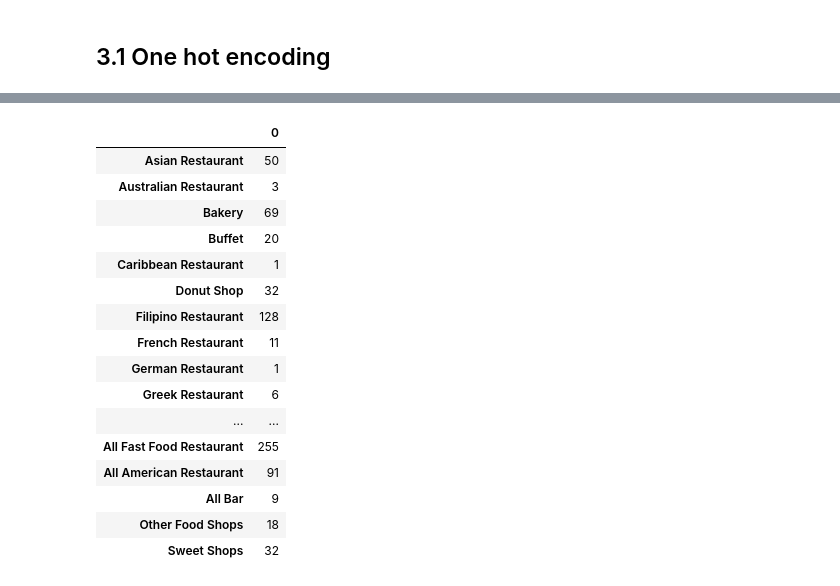
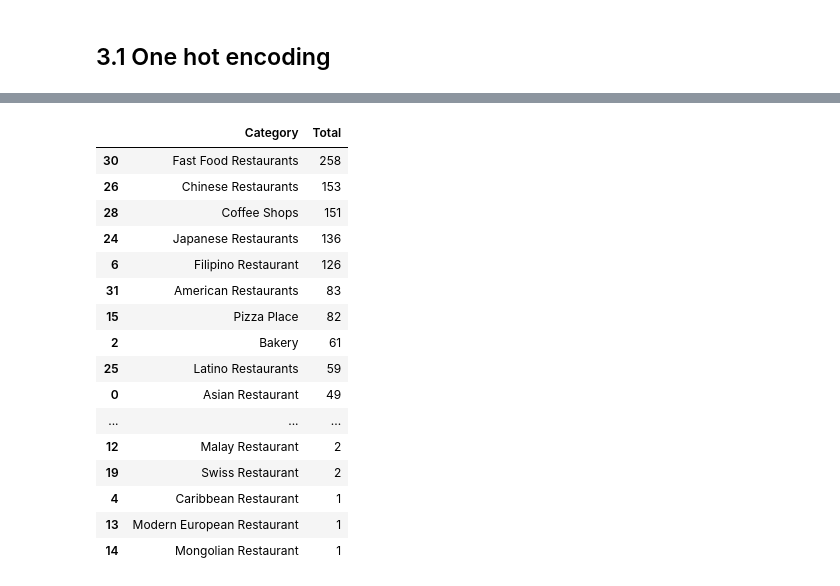
Before and after one commit to HermieDalay/Coursera_Capstone, a Jupyter notebook: Neighborhood_Manila.ipynb, the cells around one changed output, grey strips where cells are left out. Cells and saved outputs as stored; diff of their text form; code cells hidden in the pictures.

```diff
--- a/Neighborhood_Manila.ipynb
+++ b/Neighborhood_Manila.ipynb
@@ -361,6 +342,6 @@ dtype: object
 # %%
 # Combine all japanese themed restaurant to Japanese Restaurant
-manila_grouped['All Japanese Restaurant'] = manila_grouped['Japanese Curry Restaurant'] + manila_grouped['Japanese Restaurant']\
+manila_grouped['Japanese Restaurants'] = manila_grouped['Japanese Curry Restaurant'] + manila_grouped['Japanese Restaurant']\
     + manila_grouped['Ramen Restaurant'] + manila_grouped['Sushi Restaurant'] + manila_grouped['Tonkatsu Restaurant']\
     + manila_grouped['Udon Restaurant'] + manila_grouped['Shabu-Shabu Restaurant']
 
@@ -369,7 +350,7 @@ manila_grouped.drop(['Japanese Restaurant', 'Japanese Curry Restaurant', 'Ramen
                      'Udon Restaurant', 'Shabu-Shabu Restaurant'], axis = 1, inplace=True)
 
 # Combine all Mexican themed restaurant to All Mexican Restaurant
-manila_grouped['All Latino Restaurant'] = manila_grouped['Burrito Place'] + manila_grouped['Latin American Restaurant']\
+manila_grouped['Latino Restaurants'] = manila_grouped['Burrito Place'] + manila_grouped['Latin American Restaurant']\
     + manila_grouped['Mexican Restaurant'] + manila_grouped['South American Restaurant'] + manila_grouped['Taco Place']\
     + manila_grouped['Tapas Restaurant'] + manila_grouped['Tex-Mex Restaurant']
 
@@ -378,7 +359,7 @@ manila_grouped.drop(['Burrito Place', 'Latin American Restaurant', 'Mexican Rest
                      'Tapas Restaurant', 'Tex-Mex Restaurant'], axis = 1, inplace=True)
 
 # Combine all Chinese themed restaurant to All Chinese Restaurant
-manila_grouped['All Chinese Restaurant'] = manila_grouped['Cantonese Restaurant'] + manila_grouped['Chinese Restaurant']\
+manila_grouped['Chinese Restaurants'] = manila_grouped['Cantonese Restaurant'] + manila_grouped['Chinese Restaurant']\
     + manila_grouped['Dim Sum Restaurant'] + manila_grouped['Dumpling Restaurant'] + manila_grouped['Noodle House']
 
 # Drop combined columns
@@ -386,7 +367,7 @@ manila_grouped.drop(['Cantonese Restaurant', 'Chinese Restaurant', 'Dim Sum Rest
                     axis = 1, inplace=True)
 
 # Combine all Mediterranean and Middle East themed restaurant to All ME Mediterranean Restaurant
-manila_grouped['All ME Mediterranean Restaurant'] = manila_grouped['Falafel Restaurant'] + manila_grouped['Kebab Restaurant']\
+manila_grouped['Arab_Medi Restaurants'] = manila_grouped['Falafel Restaurant'] + manila_grouped['Kebab Restaurant']\
     + manila_grouped['Mediterranean Restaurant'] + manila_grouped['Middle Eastern Restaurant'] + manila_grouped['Persian Restaurant']
 
 # Drop combined columns
@@ -394,25 +375,25 @@ manila_grouped.drop(['Falafel Restaurant', 'Kebab Restaurant', 'Mediterranean Re
                     axis = 1, inplace=True)
 
 # Combine all Cafeteria themed restaurant to All Cafeteria Restaurant
-manila_grouped['All Coffee Shops'] = manila_grouped['Breakfast Spot'] + manila_grouped['Cafeteria'] + manila_grouped['Café']
+manila_grouped['Coffee Shops'] = manila_grouped['Breakfast Spot'] + manila_grouped['Cafeteria'] + manila_grouped['Café']
 
 # Drop combined columns
 manila_grouped.drop(['Breakfast Spot', 'Cafeteria', 'Café'], axis = 1, inplace=True)
 
 # Combine all Spanish themed restaurant to All Spanish Restaurant
-manila_grouped['All Spanish Restaurant'] = manila_grouped['Paella Restaurant'] + manila_grouped['Spanish Restaurant']
+#manila_grouped['All Spanish Restaurant'] = manila_grouped['Paella Restaurant'] + manila_grouped['Spanish Restaurant']
 
 # Drop combined columns
-manila_grouped.drop(['Paella Restaurant', 'Spanish Restaurant'], axis = 1, inplace=True)
+#manila_grouped.drop(['Paella Restaurant', 'Spanish Restaurant'], axis = 1, inplace=True)
 
 # Combine all Indian themed restaurant to All Indian Restaurant
-manila_grouped['All Indian Restaurant'] = manila_grouped['Indian Restaurant'] + manila_grouped['North Indian Restaurant']
+manila_grouped['Indian Restaurants'] = manila_grouped['Indian Restaurant'] + manila_grouped['North Indian Restaurant']
 
 # Drop combined columns
 manila_grouped.drop(['Indian Restaurant', 'North Indian Restaurant'], axis = 1, inplace=True)
 
 # Combine all Fast food type restaurant to All Fast Food Restaurant
-manila_grouped['All Fast Food Restaurant'] = manila_grouped['BBQ Joint'] + manila_grouped['Burger Joint'] + manila_grouped['Fast Food Restaurant']\
+manila_grouped['Fast Food Restaurants'] = manila_grouped['BBQ Joint'] + manila_grouped['Burger Joint'] + manila_grouped['Fast Food Restaurant']\
     + manila_grouped['Hot Dog Joint'] + manila_grouped['Fried Chicken Joint'] + manila_grouped['Snack Place'] + manila_grouped['Soup Place']\
     + manila_grouped['Wings Joint'] + manila_grouped['Salad Place'] + manila_grouped['Sandwich Place']
 
@@ -421,56 +402,52 @@ manila_grouped.drop(['BBQ Joint', 'Burger Joint', 'Fast Food Restaurant', 'Hot D
                      'Salad Place', 'Sandwich Place', 'Wings Joint'], axis = 1, inplace=True)
 
 # Combine all American themed restaurant to All American Restaurant
-manila_grouped['All American Restaurant'] = manila_grouped['American Restaurant'] + manila_grouped['Diner'] + manila_grouped['Steakhouse']
+manila_grouped['American Restaurants'] = manila_grouped['American Restaurant'] + manila_grouped['Diner'] + manila_grouped['Steakhouse']
 
 # Drop combined columns
 manila_grouped.drop(['American Restaurant', 'Diner', 'Steakhouse'], axis = 1, inplace=True)
 
 # Combine all Bar themed restaurant to All Bar
-manila_grouped['All Bar'] = manila_grouped['Bistro'] + manila_grouped['Gastropub']
+manila_grouped['Bars and Bistros'] = manila_grouped['Bistro'] + manila_grouped['Gastropub']
 
 # Drop combined columns
 manila_grouped.drop(['Bistro', 'Gastropub'], axis = 1, inplace=True)
 
-# Combine all Other food shops to Other Food Shops
-manila_grouped['Other Food Shops'] = manila_grouped['Food'] + manila_grouped['Food Stand'] + manila_grouped['Food Truck']
-
-# Drop combined columns
-manila_grouped.drop(['Food', 'Food Stand', 'Food Truck'], axis = 1, inplace=True)
+# Drop all uncategorized
+manila_grouped.drop(['Food', 'Food Stand', 'Food Truck', 'Food Court'], axis = 1, inplace=True)
 
 # Combine all Sweets & Comfort Food shops to Sweets Shops
 manila_grouped['Sweet Shops'] = manila_grouped['Comfort Food Restaurant'] + manila_grouped['Creperie'] + manila_grouped['Deli / Bodega']
 
 # Drop combined columns
 manila_grouped.drop(['Comfort Food Restaurant', 'Creperie', 'Deli / Bodega'], axis = 1, inplace=True)
-
-# Drop Food Court, it's a place with many food stalls & restaurant
-manila_grouped.drop(['Food Court'], axis = 1, inplace=True)
 # %%
 
 New_Category_Total = [manila_grouped.sum(axis=0)]
 #New_Category_Total = New_Category_Total.sort()
 df_Category_Total = pd.DataFrame (New_Category_Total)
 df_Category_Total.drop(['City'], axis = 1, inplace=True)
 df_Transpose = df_Category_Total.transpose()
-df_Transpose.rename(columns={'0':'Totals'}, inplace=True)
-#df_Transpose.columns = ['Category','Total']
+df_Transpose = df_Transpose.reset_index()
+
+df_Transpose.rename(columns={'index': "Category", 0: "Total"}, inplace=True)
+df_Transpose.sort_values(by='Total', ascending= False, inplace=True)
 df_Transpose
 # %% [output]
-|  | 0 |
-| Asian Restaurant | 50 |
-| Australian Restaurant | 3 |
-| Bakery | 69 |
-| Buffet | 20 |
-| Caribbean Restaurant | 1 |
-| Donut Shop | 32 |
-| Filipino Restaurant | 128 |
-| French Restaurant | 11 |
-| German Restaurant | 1 |
-| Greek Restaurant | 6 |
-| ... | ... |
-| All Fast Food Restaurant | 255 |
-| All American Restaurant | 91 |
-| All Bar | 9 |
-| Other Food Shops | 18 |
-| Sweet Shops | 32 |
+|  | Category | Total |
+| 30 | Fast Food Restaurants | 258 |
+| 26 | Chinese Restaurants | 153 |
+| 28 | Coffee Shops | 151 |
+| 24 | Japanese Restaurants | 136 |
+| 6 | Filipino Restaurant | 126 |
+| 31 | American Restaurants | 83 |
+| 15 | Pizza Place | 82 |
+| 2 | Bakery | 61 |
+| 25 | Latino Restaurants | 59 |
+| 0 | Asian Restaurant | 49 |
+| ... | ... | ... |
+| 12 | Malay Restaurant | 2 |
+| 19 | Swiss Restaurant | 2 |
+| 4 | Caribbean Restaurant | 1 |
+| 13 | Modern European Restaurant | 1 |
+| 14 | Mongolian Restaurant | 1 |
```
Also changed, not shown: parts of 44 cells of this notebook.
